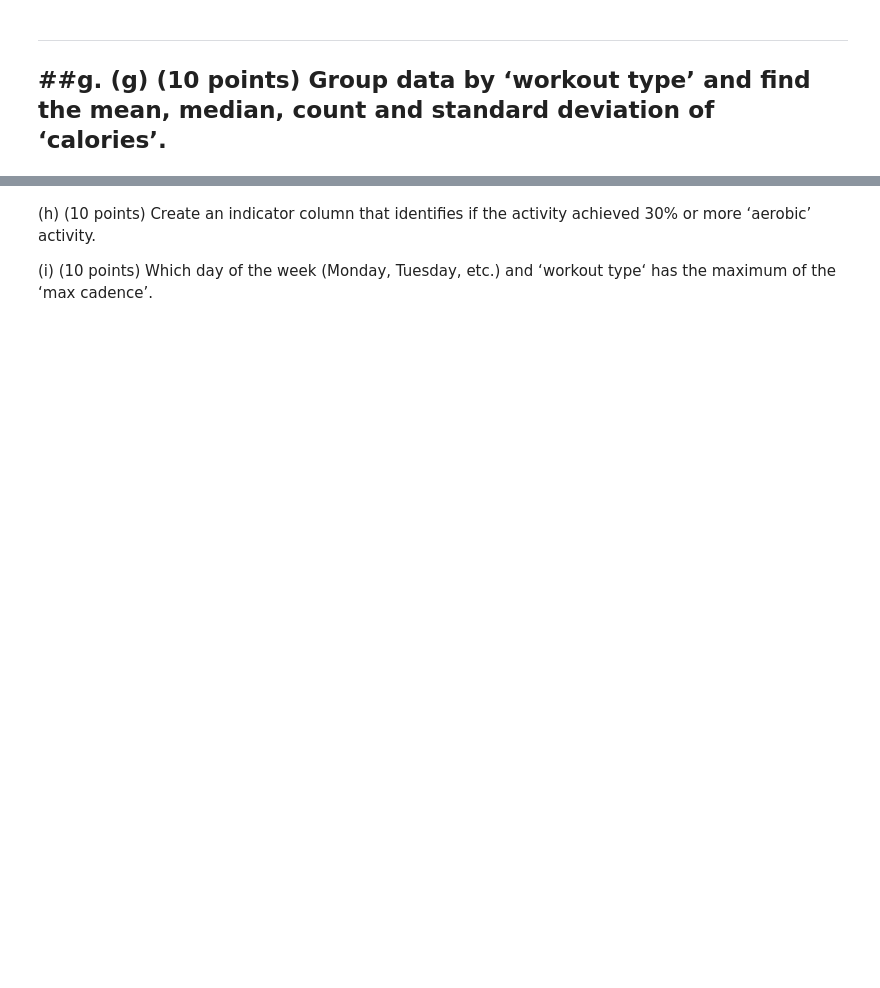
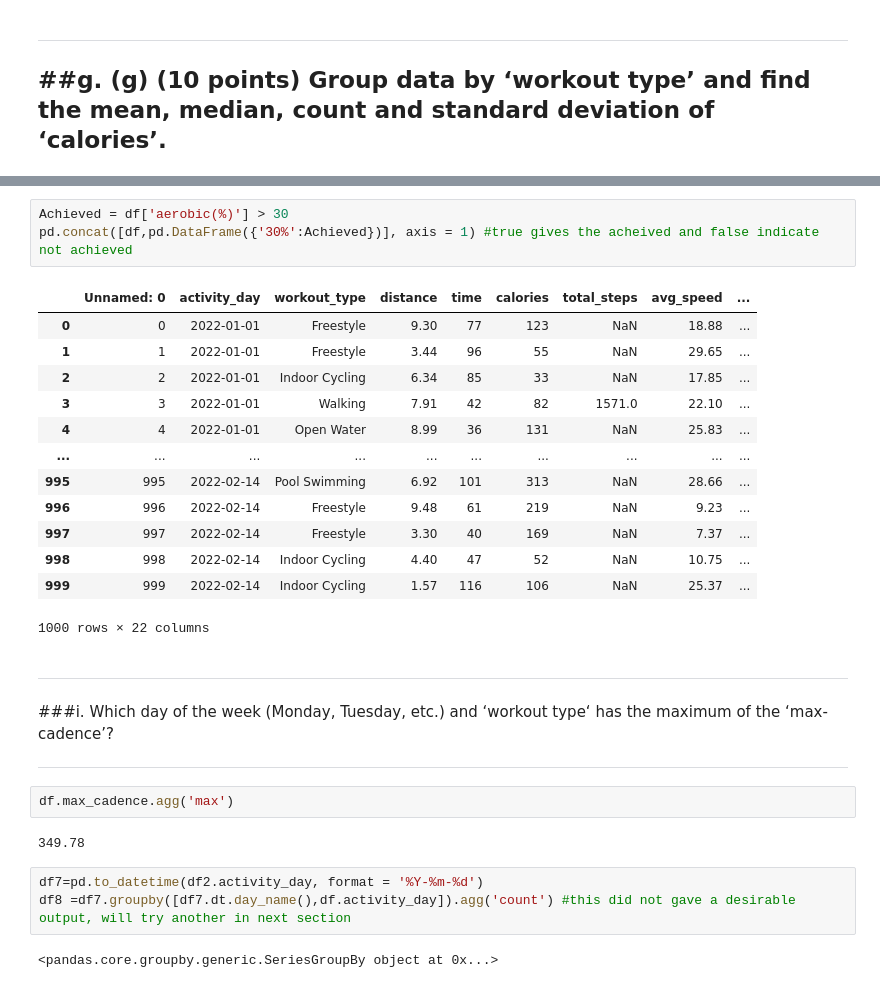
Before and after one commit to sovikapoudel/Data-Visualiation-Spring-2022, a Jupyter notebook: Exam2.ipynb, the cells around one changed output, grey strips where cells are left out. Drawn from its saved outputs; the diff is of its cells as text; blank space fills up the shorter version.

```diff
--- a/Exam2.ipynb
+++ b/Exam2.ipynb
@@ -177,6 +219,36 @@ SyntaxError: ignored
+# %%
+Achieved = df['aerobic(%)'] > 30
+pd.concat([df,pd.DataFrame({'30%':Achieved})], axis = 1) #true gives the acheived and false indicate not achieved
+# %% [output]
+|  | Unnamed: 0 | activity_day | workout_type | distance | time | calories | total_steps | avg_speed | ... |
+| 0 | 0 | 2022-01-01 | Freestyle | 9.30 | 77 | 123 | NaN | 18.88 | ... |
+| 1 | 1 | 2022-01-01 | Freestyle | 3.44 | 96 | 55 | NaN | 29.65 | ... |
+| 2 | 2 | 2022-01-01 | Indoor Cycling | 6.34 | 85 | 33 | NaN | 17.85 | ... |
+| 3 | 3 | 2022-01-01 | Walking | 7.91 | 42 | 82 | 1571.0 | 22.10 | ... |
+| 4 | 4 | 2022-01-01 | Open Water | 8.99 | 36 | 131 | NaN | 25.83 | ... |
+| ... | ... | ... | ... | ... | ... | ... | ... | ... | ... |
+| 995 | 995 | 2022-02-14 | Pool Swimming | 6.92 | 101 | 313 | NaN | 28.66 | ... |
+| 996 | 996 | 2022-02-14 | Freestyle | 9.48 | 61 | 219 | NaN | 9.23 | ... |
+| 997 | 997 | 2022-02-14 | Freestyle | 3.30 | 40 | 169 | NaN | 7.37 | ... |
+| 998 | 998 | 2022-02-14 | Indoor Cycling | 4.40 | 47 | 52 | NaN | 10.75 | ... |
+| 999 | 999 | 2022-02-14 | Indoor Cycling | 1.57 | 116 | 106 | NaN | 25.37 | ... |
+1000 rows × 22 columns
 # %% [markdown]
 
-(h) (10 points) Create an indicator column that identifies if the activity achieved 30% or more ‘aerobic’ activity.
+
+---
 
 
-(i) (10 points) Which day of the week (Monday, Tuesday, etc.) and ‘workout type‘ has the maximum of the ‘max cadence’.
+###i. Which day of the week (Monday, Tuesday, etc.) and ‘workout type‘ has the maximum of the ‘max-cadence’?
+
+
+---
+# %%
+df.max_cadence.agg('max')
+# %% [output]
+349.78
+# %%
+df7=pd.to_datetime(df2.activity_day, format = '%Y-%m-%d')
+df8 =df7.groupby([df7.dt.day_name(),df.activity_day]).agg('count') #this did not gave a desirable output, will try another in next section
+# %% [output]
+<pandas.core.groupby.generic.SeriesGroupBy object at 0x...>
```
Also changed, not shown: parts of 12 cells of this notebook.
